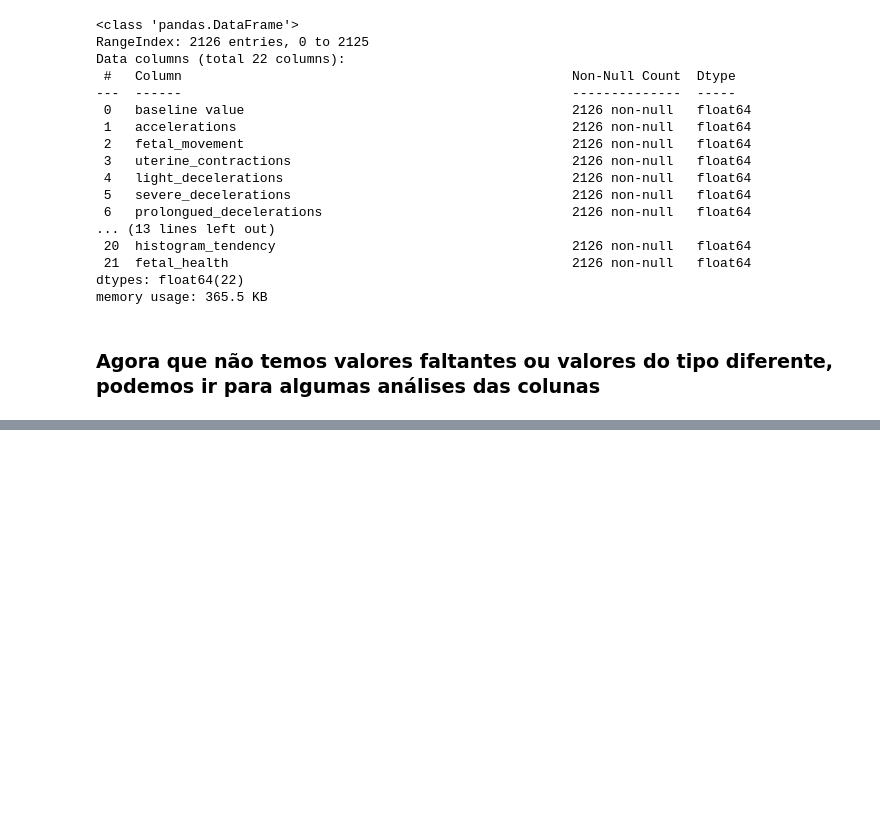
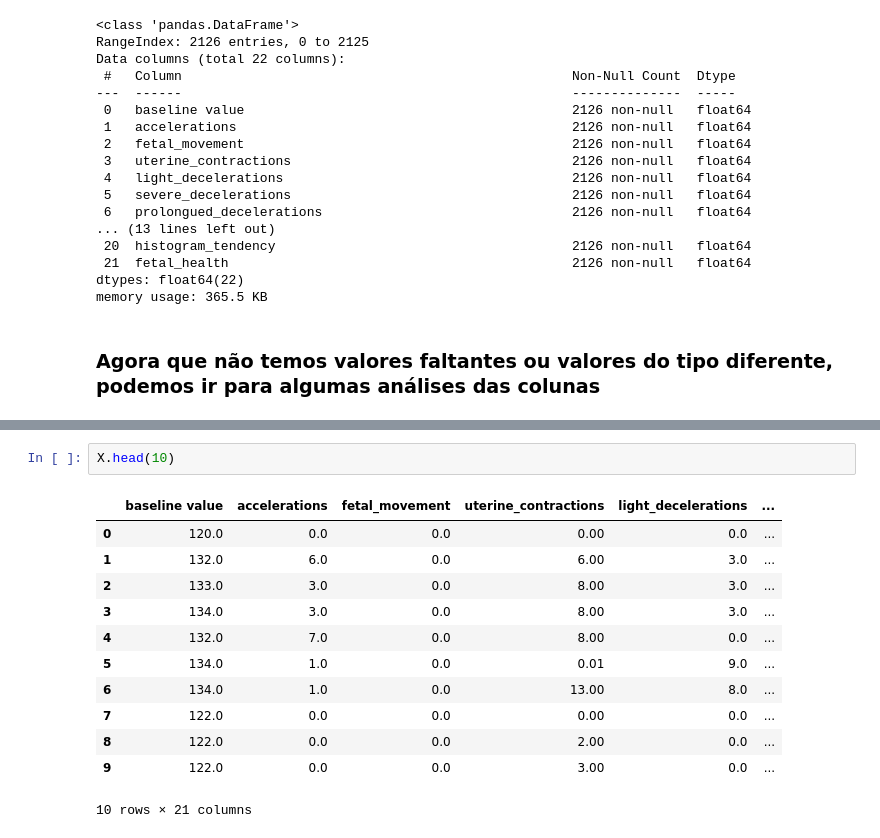
Before and after one commit to ItaloCarlosMartinsBresciani/Fetal-Health-Classification, a Jupyter notebook: EDA_preprocessing/EDA_dataset.ipynb, the cells around one changed output, grey strips where cells are left out. Saved outputs shown, nothing was run; the diff lists cells and outputs as text; blank space fills up the shorter version.

```diff
--- a/EDA_preprocessing/EDA_dataset.ipynb
+++ b/EDA_preprocessing/EDA_dataset.ipynb
@@ -86,0 +122,15 @@ memory usage: 365.5 KB
+# %%
+X.head(10)
+# %% [output]
+|  | baseline value | accelerations | fetal_movement | uterine_contractions | light_decelerations | ... |
+| 0 | 120.0 | 0.0 | 0.0 | 0.00 | 0.0 | ... |
+| 1 | 132.0 | 6.0 | 0.0 | 6.00 | 3.0 | ... |
+| 2 | 133.0 | 3.0 | 0.0 | 8.00 | 3.0 | ... |
+| 3 | 134.0 | 3.0 | 0.0 | 8.00 | 3.0 | ... |
+| 4 | 132.0 | 7.0 | 0.0 | 8.00 | 0.0 | ... |
+| 5 | 134.0 | 1.0 | 0.0 | 0.01 | 9.0 | ... |
+| 6 | 134.0 | 1.0 | 0.0 | 13.00 | 8.0 | ... |
+| 7 | 122.0 | 0.0 | 0.0 | 0.00 | 0.0 | ... |
+| 8 | 122.0 | 0.0 | 0.0 | 2.00 | 0.0 | ... |
+| 9 | 122.0 | 0.0 | 0.0 | 3.00 | 0.0 | ... |
+10 rows × 21 columns
```
Also changed, not shown: parts of 18 cells of this notebook, 4 other files.
